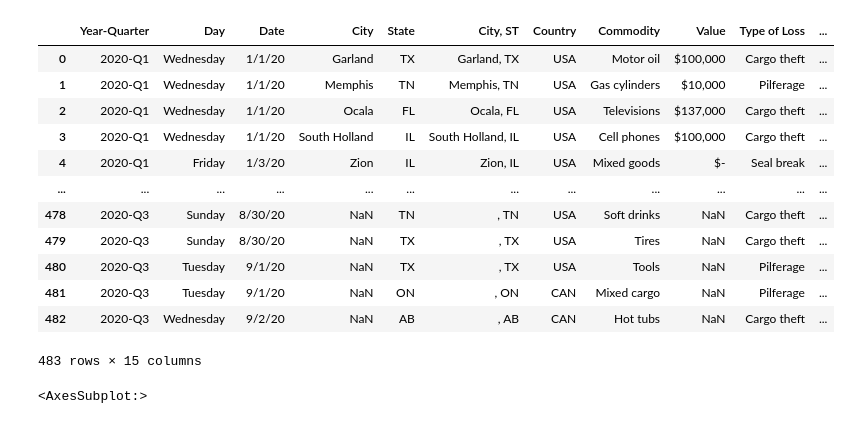
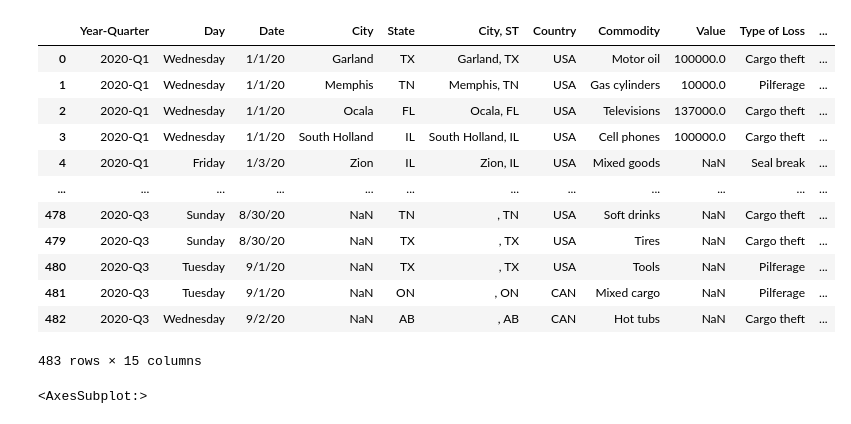
Before and after one commit to bettyphh/North-America-Theft-Intel, a Jupyter notebook: notebooks/Theft Data Correlation.ipynb, the cells around one changed output. Saved outputs shown, nothing was run; the diff lists cells and outputs as text; code cells hidden in the pictures.

```diff
--- a/notebooks/Theft Data Correlation.ipynb
+++ b/notebooks/Theft Data Correlation.ipynb
@@ -6,15 +6,15 @@ import matplotlib.pyplot as plt
 import seaborn as sns
 # %%
 # import data
-df = pd.read_csv(r'../data/processed/Cargo Theft 2020.csv')
-df
+df_og = pd.read_csv(r'../data/processed/Cargo Theft 2020.csv')
+df_og
 # %% [output]
 |  | Year-Quarter | Day | Date | City | State | City, ST | Country | Commodity | Value | Type of Loss | ... |
-| 0 | 2020-Q1 | Wednesday | 1/1/20 | Garland | TX | Garland, TX | USA | Motor oil | $100,000 | Cargo theft | ... |
-| 1 | 2020-Q1 | Wednesday | 1/1/20 | Memphis | TN | Memphis, TN | USA | Gas cylinders | $10,000 | Pilferage | ... |
-| 2 | 2020-Q1 | Wednesday | 1/1/20 | Ocala | FL | Ocala, FL | USA | Televisions | $137,000 | Cargo theft | ... |
-| 3 | 2020-Q1 | Wednesday | 1/1/20 | South Holland | IL | South Holland, IL | USA | Cell phones | $100,000 | Cargo theft | ... |
-| 4 | 2020-Q1 | Friday | 1/3/20 | Zion | IL | Zion, IL | USA | Mixed goods | $- | Seal break | ... |
+| 0 | 2020-Q1 | Wednesday | 1/1/20 | Garland | TX | Garland, TX | USA | Motor oil | 100000.0 | Cargo theft | ... |
+| 1 | 2020-Q1 | Wednesday | 1/1/20 | Memphis | TN | Memphis, TN | USA | Gas cylinders | 10000.0 | Pilferage | ... |
+| 2 | 2020-Q1 | Wednesday | 1/1/20 | Ocala | FL | Ocala, FL | USA | Televisions | 137000.0 | Cargo theft | ... |
+| 3 | 2020-Q1 | Wednesday | 1/1/20 | South Holland | IL | South Holland, IL | USA | Cell phones | 100000.0 | Cargo theft | ... |
+| 4 | 2020-Q1 | Friday | 1/3/20 | Zion | IL | Zion, IL | USA | Mixed goods | NaN | Seal break | ... |
 | ... | ... | ... | ... | ... | ... | ... | ... | ... | ... | ... | ... |
 | 478 | 2020-Q3 | Sunday | 8/30/20 | NaN | TN | , TN | USA | Soft drinks | NaN | Cargo theft | ... |
 | 479 | 2020-Q3 | Sunday | 8/30/20 | NaN | TX | , TX | USA | Tires | NaN | Cargo theft | ... |
```
Also changed, not shown: parts of 5 cells of this notebook, 1 other file.
